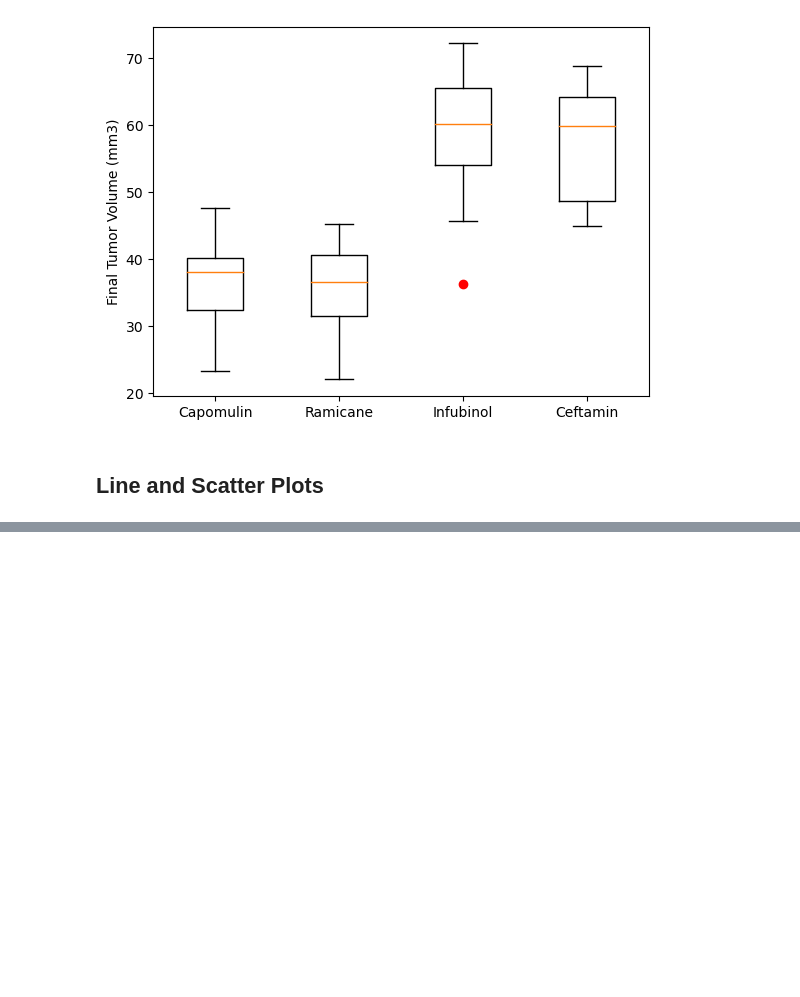
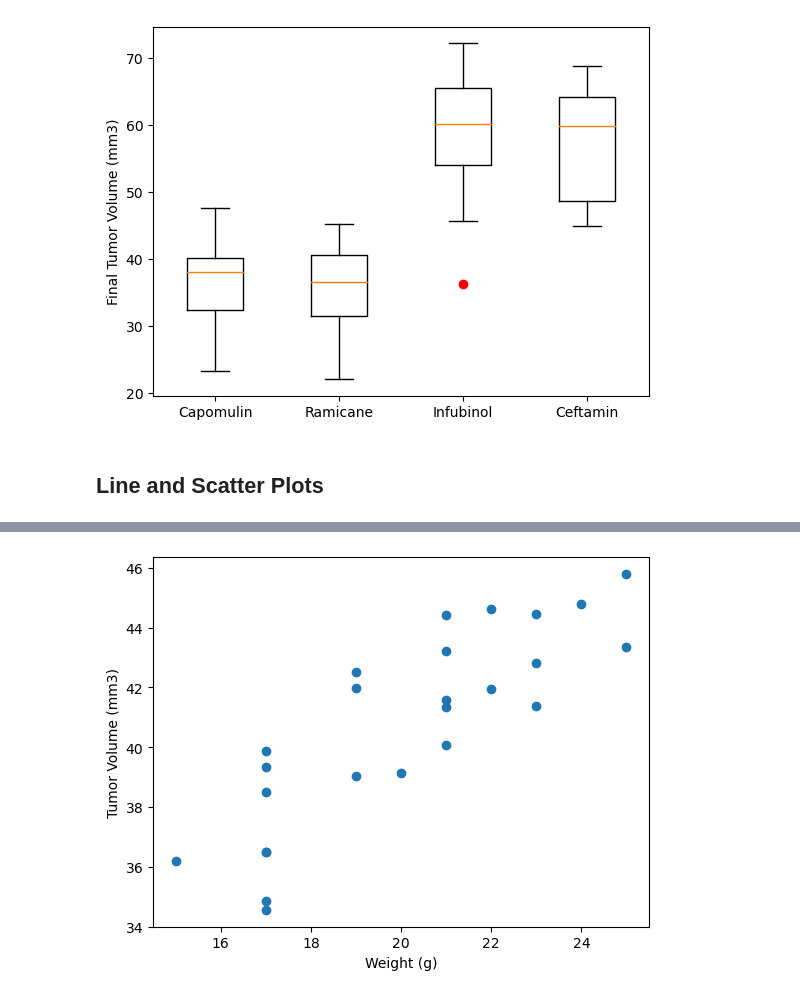
Before and after one commit to griffinracey/matplotlib-challenge, a Jupyter notebook: Pymaceuticals/main.ipynb, the cells around one changed output, grey strips where cells are left out. Cells and saved outputs as stored; diff of their text form; code cells hidden in the pictures; blank space fills up the shorter version.

```diff
--- a/Pymaceuticals/main.ipynb
+++ b/Pymaceuticals/main.ipynb
@@ -244,0 +260,16 @@ plt.show()
+# %%
+# Generate a scatter plot of mouse weight vs. the average observed tumor volume for the entire Capomulin regimen
+capomulin_all = df[df['Drug Regimen'] == 'Capomulin']
+mouse_weight = df[['Mouse ID','Weight (g)']].drop_duplicates()
+avg_vol = capomulin_all.groupby('Mouse ID')['Tumor Volume (mm3)'].mean()
+
+# merge together mouse weights and avg tumor vols
+plot_df = pd.merge(mouse_weight, avg_vol, on='Mouse ID')
+
+# plot scatterplot
+plt.scatter(plot_df['Weight (g)'], plot_df['Tumor Volume (mm3)'])
+plt.xlabel('Weight (g)')
+plt.ylabel('Tumor Volume (mm3)')
+plt.show()
+# %% [output]
+[figure, added]
```
Also changed, not shown: parts of 5 cells of this notebook.
